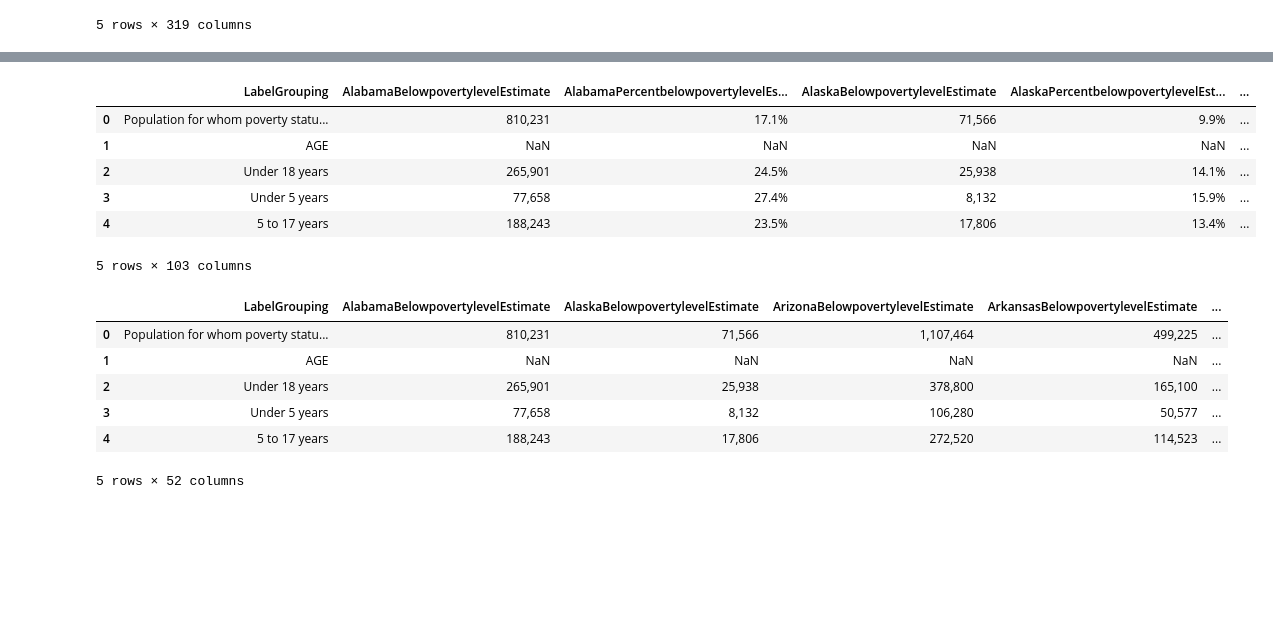
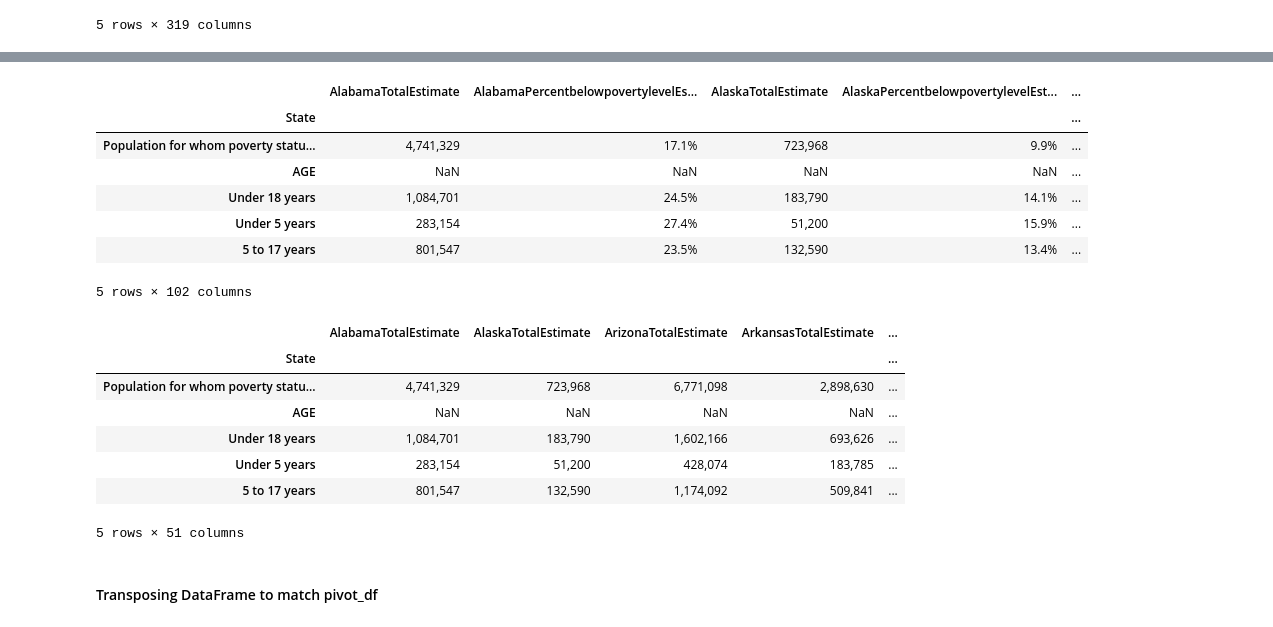
Before and after one commit to gabbycjames/DataScience_Capstone, a Jupyter notebook: DataWrangling2.ipynb, the cells around one changed output, grey strips where cells are left out. Cells and saved outputs as stored; diff of their text form; code cells hidden in the pictures; blank space fills up the shorter version.

Commit message:
Merged dataframes

```diff
--- a/DataWrangling2.ipynb
+++ b/DataWrangling2.ipynb
@@ -910,7 +921,7 @@ demo.head()
 | 4 | 5 to 17 years | 801,547 | 188,243 | 23.5% | 132,590 | ... |
 5 rows × 154 columns
 # %%
-#demo = demo.set_index('LabelGrouping')
+demo = demo.set_index('State')
 # %%
 demo.head()
 # %% [output]
@@ -924,28 +936,30 @@ demo.head()
 # %%
-demo_pov = demo
+demo_total = demo
 # %%
-drop = demo_pov.columns[demo_pov.columns.str.contains('TotalEstimate')]
+drop = demo_total.columns[demo_total.columns.str.contains('Belowpoverty')]
 # %%
-demo_pov = demo_pov.drop(drop, axis=1)
+demo_total = demo_total.drop(drop, axis=1)
 # %%
-demo_pov.head()
+demo_total.head()
 # %% [output]
-|  | LabelGrouping | AlabamaBelowpovertylevelEstimate | AlabamaPercentbelowpovertylevelEs... | AlaskaBelowpovertylevelEstimate | AlaskaPercentbelowpovertylevelEst... | ... |
-| 0 | Population for whom poverty statu... | 810,231 | 17.1% | 71,566 | 9.9% | ... |
-| 1 | AGE | NaN | NaN | NaN | NaN | ... |
-| 2 | Under 18 years | 265,901 | 24.5% | 25,938 | 14.1% | ... |
-| 3 | Under 5 years | 77,658 | 27.4% | 8,132 | 15.9% | ... |
-| 4 | 5 to 17 years | 188,243 | 23.5% | 17,806 | 13.4% | ... |
+|  | AlabamaTotalEstimate | AlabamaPercentbelowpovertylevelEs... | AlaskaTotalEstimate | AlaskaPercentbelowpovertylevelEst... | ... |
+| State |  |  |  |  | ... |
+| Population for whom poverty statu... | 4,741,329 | 17.1% | 723,968 | 9.9% | ... |
+| AGE | NaN | NaN | NaN | NaN | ... |
+| Under 18 years | 1,084,701 | 24.5% | 183,790 | 14.1% | ... |
+| Under 5 years | 283,154 | 27.4% | 51,200 | 15.9% | ... |
+| 5 to 17 years | 801,547 | 23.5% | 132,590 | 13.4% | ... |
-5 rows × 103 columns
+5 rows × 102 columns
 # %%
-drop_percent = demo_pov.columns[demo_pov.columns.str.contains('Percent')]
-demo_pov = demo_pov.drop(drop_percent, axis=1)
-demo_pov.head()
+drop_percent = demo_total.columns[demo_total.columns.str.contains('Percent')]
+demo_total = demo_total.drop(drop_percent, axis=1)
+demo_total.head()
 # %% [output]
-|  | LabelGrouping | AlabamaBelowpovertylevelEstimate | AlaskaBelowpovertylevelEstimate | ArizonaBelowpovertylevelEstimate | ArkansasBelowpovertylevelEstimate | ... |
-| 0 | Population for whom poverty statu... | 810,231 | 71,566 | 1,107,464 | 499,225 | ... |
-| 1 | AGE | NaN | NaN | NaN | NaN | ... |
-| 2 | Under 18 years | 265,901 | 25,938 | 378,800 | 165,100 | ... |
-| 3 | Under 5 years | 77,658 | 8,132 | 106,280 | 50,577 | ... |
-| 4 | 5 to 17 years | 188,243 | 17,806 | 272,520 | 114,523 | ... |
+|  | AlabamaTotalEstimate | AlaskaTotalEstimate | ArizonaTotalEstimate | ArkansasTotalEstimate | ... |
+| State |  |  |  |  | ... |
+| Population for whom poverty statu... | 4,741,329 | 723,968 | 6,771,098 | 2,898,630 | ... |
+| AGE | NaN | NaN | NaN | NaN | ... |
+| Under 18 years | 1,084,701 | 183,790 | 1,602,166 | 693,626 | ... |
+| Under 5 years | 283,154 | 51,200 | 428,074 | 183,785 | ... |
+| 5 to 17 years | 801,547 | 132,590 | 1,174,092 | 509,841 | ... |
-5 rows × 52 columns
+5 rows × 51 columns
@@ -951,0 +970,2 @@ demo_pov.head()
+# %% [markdown]
+#### Transposing DataFrame to match pivot_df
```
Also changed, not shown: parts of 32 cells of this notebook.
